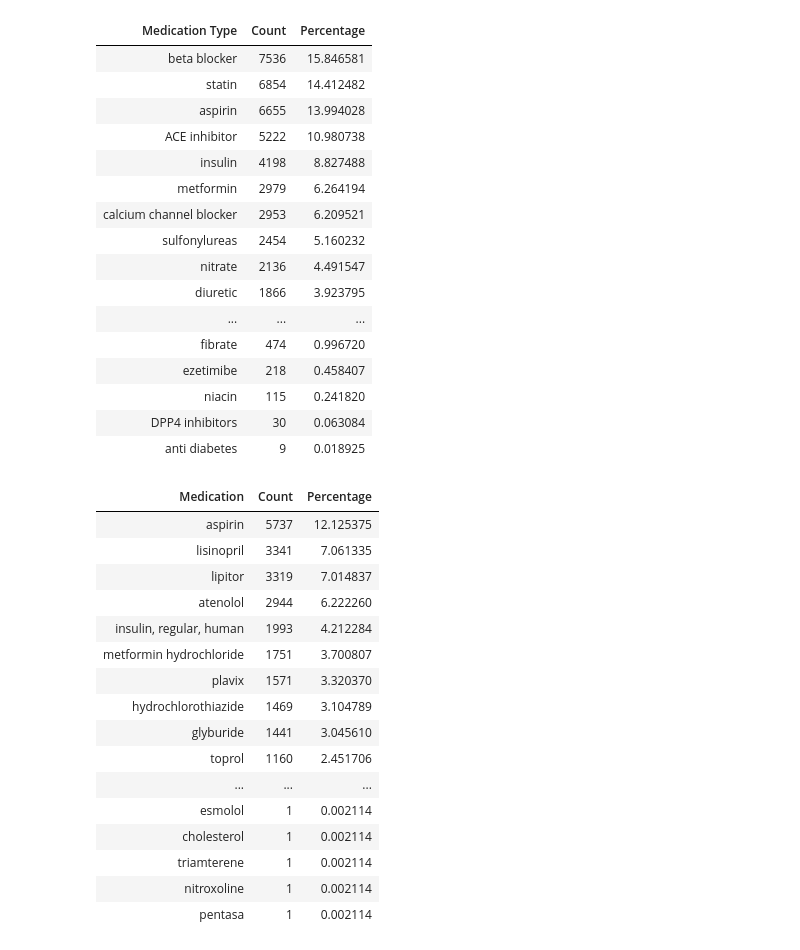
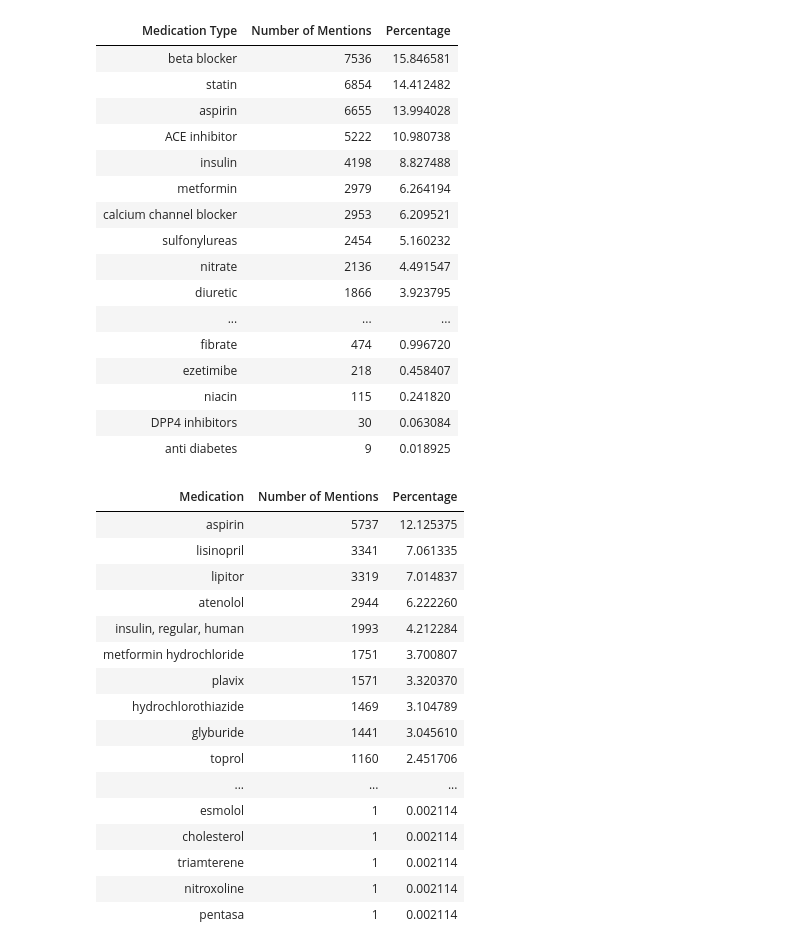
Before and after one commit to ejaybennett/Project2, a Jupyter notebook: generate_visualizations2.ipynb, the cells around one changed output. Saved outputs shown, nothing was run; the diff lists cells and outputs as text; code cells hidden in the pictures.

```diff
--- a/generate_visualizations2.ipynb
+++ b/generate_visualizations2.ipynb
@@ -1,35 +1,51 @@
 # %%
 import ast
 import pandas as pd
 from IPython.display import display
 
 medications_file = open("medications2.txt", "r")
+medications_file2 = open("medications3.txt", "r")
 
 medications_file.readline()
 medication_types = ast.literal_eval(medications_file.readline())
 medications_file.readline()
 medication_types_per_patient = ast.literal_eval(medications_file.readline())
 medications_file.readline()
 medications = ast.literal_eval(medications_file.readline())
 medications_file.readline()
 medications_per_patient = ast.literal_eval(medications_file.readline())
 
 medication_types_per_patient = medication_types_per_patient[100:401]
 medications_per_patient = medications_per_patient[100:401]
 
-df1 = pd.DataFrame([], columns=['Medication Type', 'Count'])
+medications_file2.readline()
+medication_list = ast.literal_eval(medications_file2.readline())
+medications_file2.readline()
+medication_type_list = ast.literal_eval(medications_file2.readline())
+medications_file2.readline()
+medication_patient = ast.literal_eval(medications_file2.readline())
+medications_file2.readline()
+medication_note = ast.literal_eval(medications_file2.readline())
+medications_file2.readline()
+medication_type_patient = ast.literal_eval(medications_file2.readline())
+medications_file2.readline()
+medication_type_note = ast.literal_eval(medications_file2.readline())
+
+df1 = pd.DataFrame([], columns=['Medication Type', 'Number of Mentions'])
 for medication_type in medication_types:
     df1.loc[len(df1.index)] = [medication_type,
                                medication_types[medication_type]]
 
-count_sum = sum(df1['Count'])
-df1['Percentage'] = (df1['Count'] / count_sum) * 100
+count_sum = sum(df1['Number of Mentions'])
+df1['Percentage'] = (df1['Number of Mentions'] / count_sum) * 100
 
-df1 = df1.sort_values(by=['Count'], ascending=False)
+df1 = df1.sort_values(by=['Number of Mentions'], ascending=False)
 
 df1.style.hide_index()
+
+print(len(medication_list))
 # %% [output]
-| Medication Type | Count | Percentage |
+| Medication Type | Number of Mentions | Percentage |
 | beta blocker | 7536 | 15.846581 |
 | statin | 6854 | 14.412482 |
 | aspirin | 6655 | 13.994028 |
@@ -47,22 +63,22 @@ df1.style.hide_index()
 | DPP4 inhibitors | 30 | 0.063084 |
 | anti diabetes | 9 | 0.018925 |
 # %%
-df2 = pd.DataFrame([], columns=['Medication', 'Count'])
+df2 = pd.DataFrame([], columns=['Medication', 'Number of Mentions'])
 for medication in medications:
     df2.loc[len(df2.index)] = [medication,
                                medications[medication]]
 
-count_sum = sum(df2['Count'])
-df2['Percentage'] = (df2['Count'] / count_sum) * 100
+count_sum = sum(df2['Number of Mentions'])
+df2['Percentage'] = (df2['Number of Mentions'] / count_sum) * 100
 
-df2 = df2.sort_values(by=['Count'], ascending=False)
+df2 = df2.sort_values(by=['Number of Mentions'], ascending=False)
 
 # Remove "error" medications (< 4.5%)
 df2 = df2.drop([10])
 
 df2.style.hide_index()
 # %% [output]
-| Medication | Count | Percentage |
+| Medication | Number of Mentions | Percentage |
 | aspirin | 5737 | 12.125375 |
 | lisinopril | 3341 | 7.061335 |
 | lipitor | 3319 | 7.014837 |
```
Also changed, not shown: parts of 6 cells of this notebook, 3 other files.
